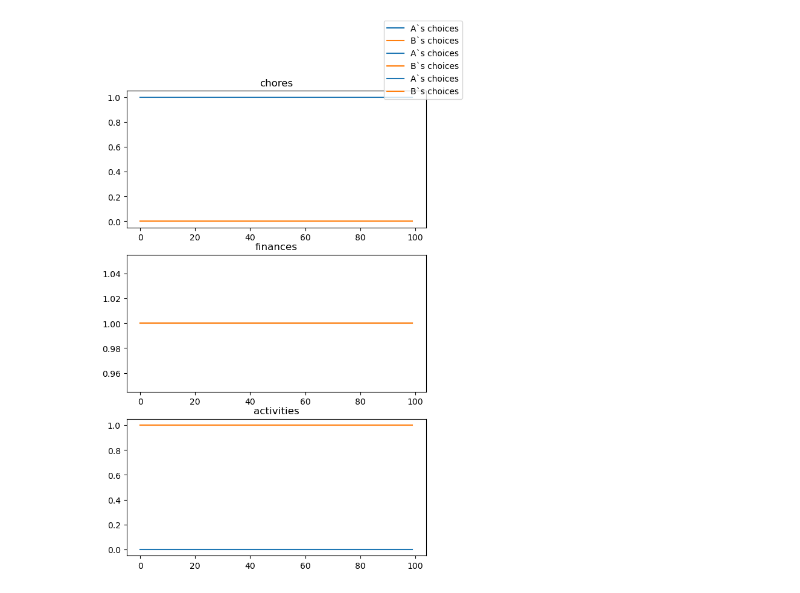
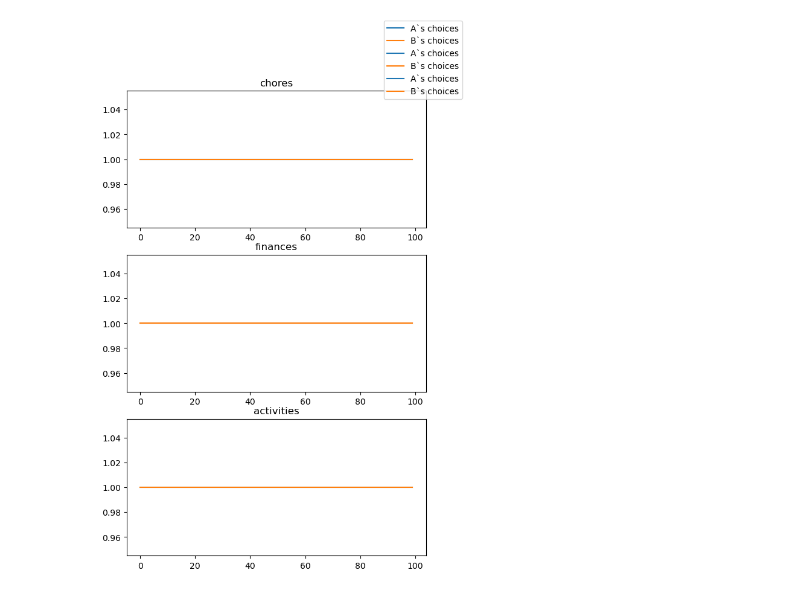
Before and after one commit to naqib-a/MATH-70141, a Jupyter notebook: CW/iterated game.ipynb, the cells around one changed output. Saved outputs shown, nothing was run; the diff lists cells and outputs as text; code cells hidden in the pictures.

```diff
--- a/CW/iterated game.ipynb
+++ b/CW/iterated game.ipynb
@@ -4,8 +4,7 @@ import pandas as pd
 import numpy as np
 gen = np.random.default_rng()
 # %%
-A = [1, 2, 3]
-B = [3, 2, 1]
+A = [[1, 2, 3], [1, 3, 2], [2, 1, 3], [2, 3, 1], [3, 1, 2], [3, 2, 1]]
 categories = ["chores", "finances", "activities"]
 # %%
 def insist(x, priorities):
@@ -58,8 +57,8 @@ def considerate(x, priorities):
 strategies = [insist, compromise, titfortat,
               grim, gradual_forgiving, random, prioritised, considerate]
 # %%
-def game(strategy_A, strategy_B, N, priorities=[A, B]):
-    priorities = np.array(priorities)
+def game(strategy_A, strategy_B, N, priorities):
+    priorities = np.array([priorities, [1,2,3]])
     choices = [[], []]
     for _ in range(N):
         a = strategy_A(choices, priorities)
@@ -68,15 +67,15 @@ def game(strategy_A, strategy_B, N, priorities=[A, B]):
         choices[1].append(b)
     return np.transpose(np.array(choices))
 # %%
-choices = game(considerate, considerate, N=100)
+choices = game(considerate, considerate, N=100, priorities = A[0])
 fig, ax = plt.subplots(3)
 fig.set_figheight(10)
 
 for i in range(3):
     ax[i].plot(choices[i], label=[f'A`s choices', f'B`s choices'])
     ax[i].set_title(categories[i])
 fig.legend()
 plt.show()
 # %% [output]
-[figure, old version]
+[figure, new version]
 # %%
```
Also changed, not shown: parts of 12 cells of this notebook.
